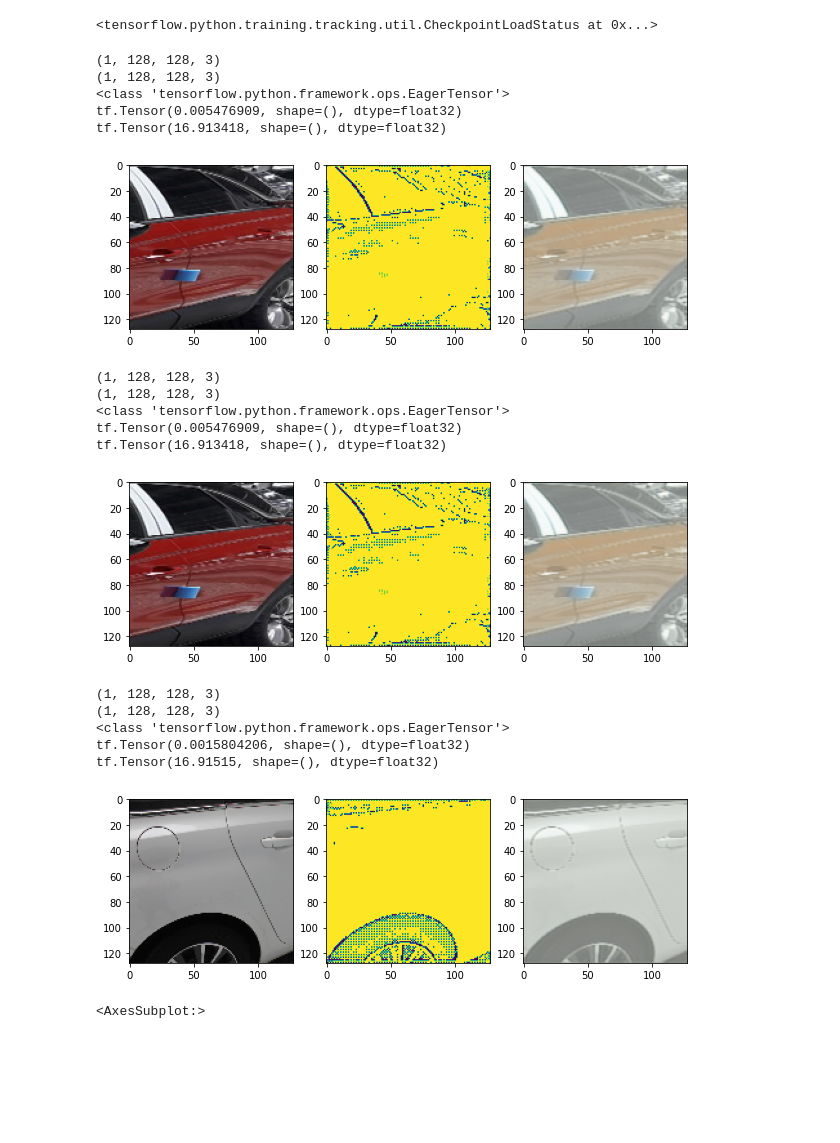
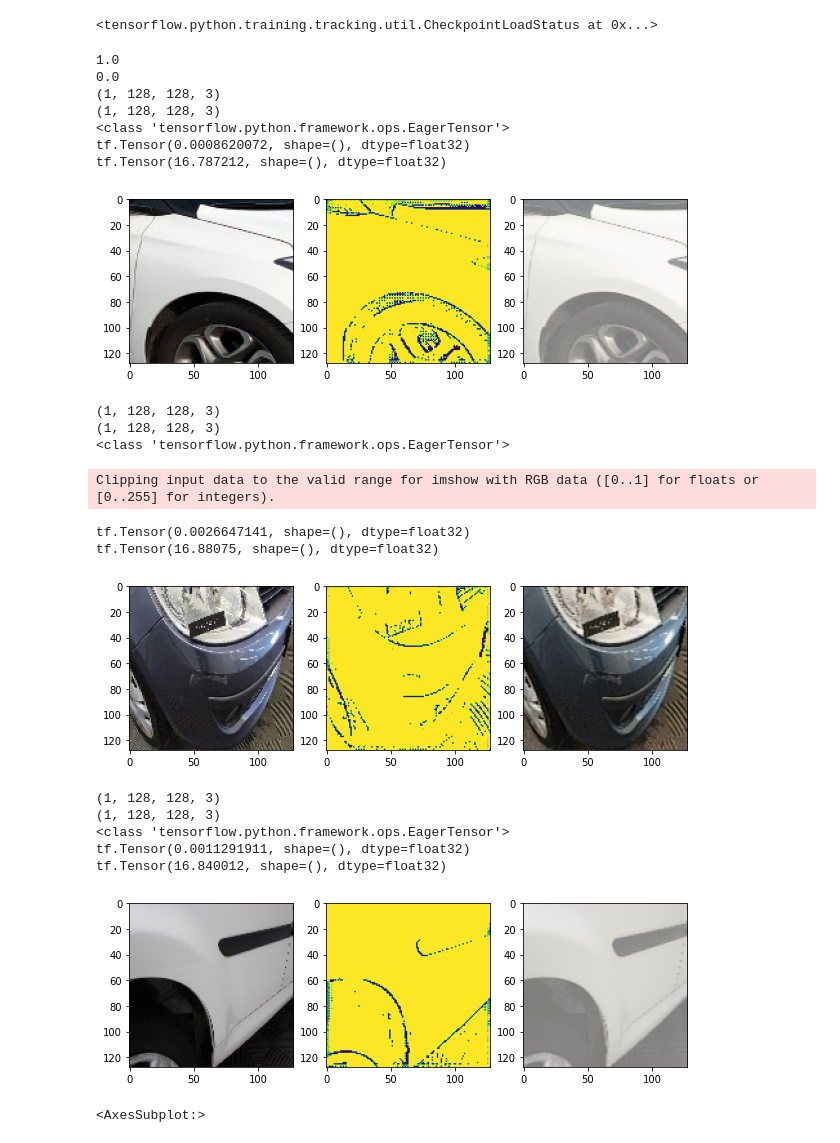
Before and after one commit to JereMonk/Wnet, a Jupyter notebook: Wnet_clustering.ipynb, the cells around one changed output. Cells and saved outputs as stored; diff of their text form; code cells hidden in the pictures; blank space fills up the shorter version.

```diff
--- a/Wnet_clustering.ipynb
+++ b/Wnet_clustering.ipynb
@@ -155,11 +155,11 @@ wn.compile(
     loss_fn_reconstruction = tf.keras.losses.MeanSquaredError()
 )
 # %%
-wn.load_weights("/home/ubuntu/trainings/damages_classification/2021-06-17-Wnet/WnetLowLR/ckpt1200")
+wn.load_weights("/home/ubuntu/trainings/damages_classification/2021-06-17-Wnet/WnetLowLR/ckpt1600")
 # %% [output]
 <tensorflow.python.training.tracking.util.CheckpointLoadStatus at 0x...>
 # %%
 def rescale(image):
-    return( (((image+1)/2)*255 ).astype("uint8") )
+    return( np.array(((image))*255 ).astype("uint8") )
 # %%
 def visualise_seg(image,encoder):
@@ -195,23 +197,26 @@ def visualise_seg(image,encoder):
 wn.encoder.do_dropout=False
 wn.decoder.do_dropout=False
 # %%
-visualise_seg(ndam[0],wn.encoder)
+visualise_seg(non_dam_gen.__getitem__(np.random.randint(1,1000))[0],wn.encoder)
 # %% [output]
+1.0
+0.0
 (1, 128, 128, 3)
 (1, 128, 128, 3)
 <class 'tensorflow.python.framework.ops.EagerTensor'>
-tf.Tensor(0.005476909, shape=(), dtype=float32)
-tf.Tensor(16.913418, shape=(), dtype=float32)
+tf.Tensor(0.0008620072, shape=(), dtype=float32)
+tf.Tensor(16.787212, shape=(), dtype=float32)
-[figure, old version]
+[figure, new version]
 # %%
-visualise_seg(ndam[0],wn.encoder)
+visualise_seg(dam_gen.__getitem__(np.random.randint(1,1000))[0],wn.encoder)
 # %% [output]
 (1, 128, 128, 3)
 (1, 128, 128, 3)
 <class 'tensorflow.python.framework.ops.EagerTensor'>
-tf.Tensor(0.005476909, shape=(), dtype=float32)
-tf.Tensor(16.913418, shape=(), dtype=float32)
+Clipping input data to the valid range for imshow with RGB data ([0..1] for floats or [0..255] for integers).
+tf.Tensor(0.0026647141, shape=(), dtype=float32)
+tf.Tensor(16.88075, shape=(), dtype=float32)
-[figure, old version]
+[figure, new version]
 # %%
 dam = tf.convert_to_tensor(dam_gen.__getitem__(np.random.randint(1,100)))
 visualise_seg(dam[0],wn.encoder)
@@ -219,9 +224,9 @@ visualise_seg(dam[0],wn.encoder)
 (1, 128, 128, 3)
 (1, 128, 128, 3)
 <class 'tensorflow.python.framework.ops.EagerTensor'>
-tf.Tensor(0.0015804206, shape=(), dtype=float32)
-tf.Tensor(16.91515, shape=(), dtype=float32)
+tf.Tensor(0.0011291911, shape=(), dtype=float32)
+tf.Tensor(16.840012, shape=(), dtype=float32)
-[figure, old version]
+[figure, new version]
 # %%
 dams_reco = []
 ndams_reco = []
```
Also changed, not shown: parts of 1 cell of this notebook, 1 other file.
